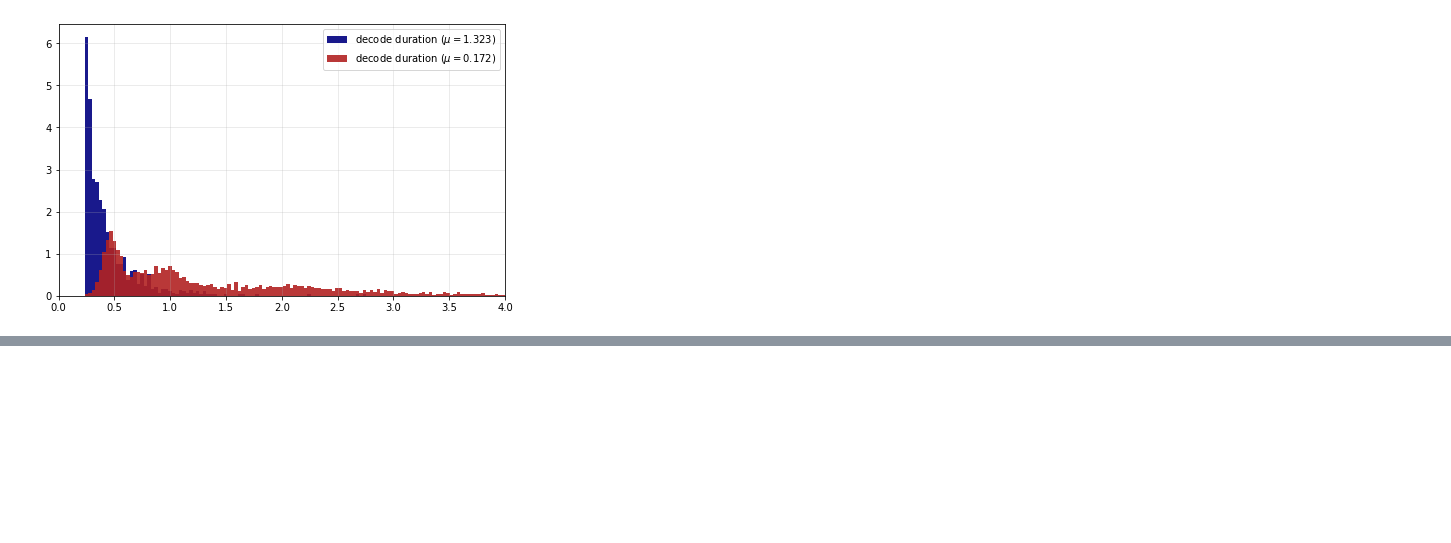
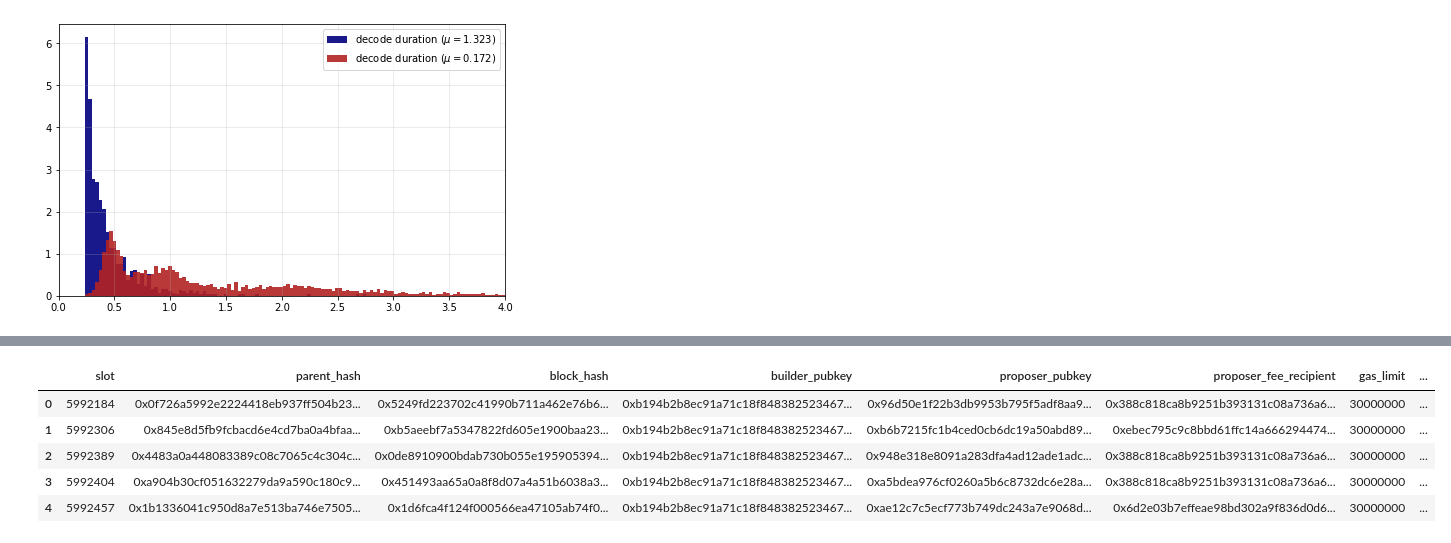
Before and after one commit to michaelneuder/relay-data, a Jupyter notebook: frontier.ipynb, the cells around one changed output, grey strips where cells are left out. Drawn from its saved outputs; the diff is of its cells as text; code cells hidden in the pictures; blank space fills up the shorter version.

```diff
--- a/frontier.ipynb
+++ b/frontier.ipynb
@@ -457,0 +501,10 @@ plt.show()
+# %%
+# agn = total_df
+agn.head()
+# %% [output]
+|  | slot | parent_hash | block_hash | builder_pubkey | proposer_pubkey | proposer_fee_recipient | gas_limit | ... |
+| 0 | 5992184 | 0x0f726a5992e2224418eb937ff504b23... | 0x5249fd223702c41990b711a462e76b6... | 0xb194b2b8ec91a71c18f848382523467... | 0x96d50e1f22b3db9953b795f5adf8aa9... | 0x388c818ca8b9251b393131c08a736a6... | 30000000 | ... |
+| 1 | 5992306 | 0x845e8d5fb9fcbacd6e4cd7ba0a4bfaa... | 0xb5aeebf7a5347822fd605e1900baa23... | 0xb194b2b8ec91a71c18f848382523467... | 0xb6b7215fc1b4ced0cb6dc19a50abd89... | 0xebec795c9c8bbd61ffc14a666294474... | 30000000 | ... |
+| 2 | 5992389 | 0x4483a0a448083389c08c7065c4c304c... | 0x0de8910900bdab730b055e195905394... | 0xb194b2b8ec91a71c18f848382523467... | 0x948e318e8091a283dfa4ad12ade1adc... | 0x388c818ca8b9251b393131c08a736a6... | 30000000 | ... |
+| 3 | 5992404 | 0xa904b30cf051632279da9a590c180c9... | 0x451493aa65a0a8f8d07a4a51b6038a3... | 0xb194b2b8ec91a71c18f848382523467... | 0xa5bdea976cf0260a5b6c8732dc6e28a... | 0x388c818ca8b9251b393131c08a736a6... | 30000000 | ... |
+| 4 | 5992457 | 0x1b1336041c950d8a7e513ba746e7505... | 0x1d6fca4f124f000566ea47105ab74f0... | 0xb194b2b8ec91a71c18f848382523467... | 0xae12c7c5ecf773b749dc243a7e9068d... | 0x6d2e03b7effeae98bd302a9f836d0d6... | 30000000 | ... |
```
Also changed, not shown: parts of 12 cells of this notebook.
